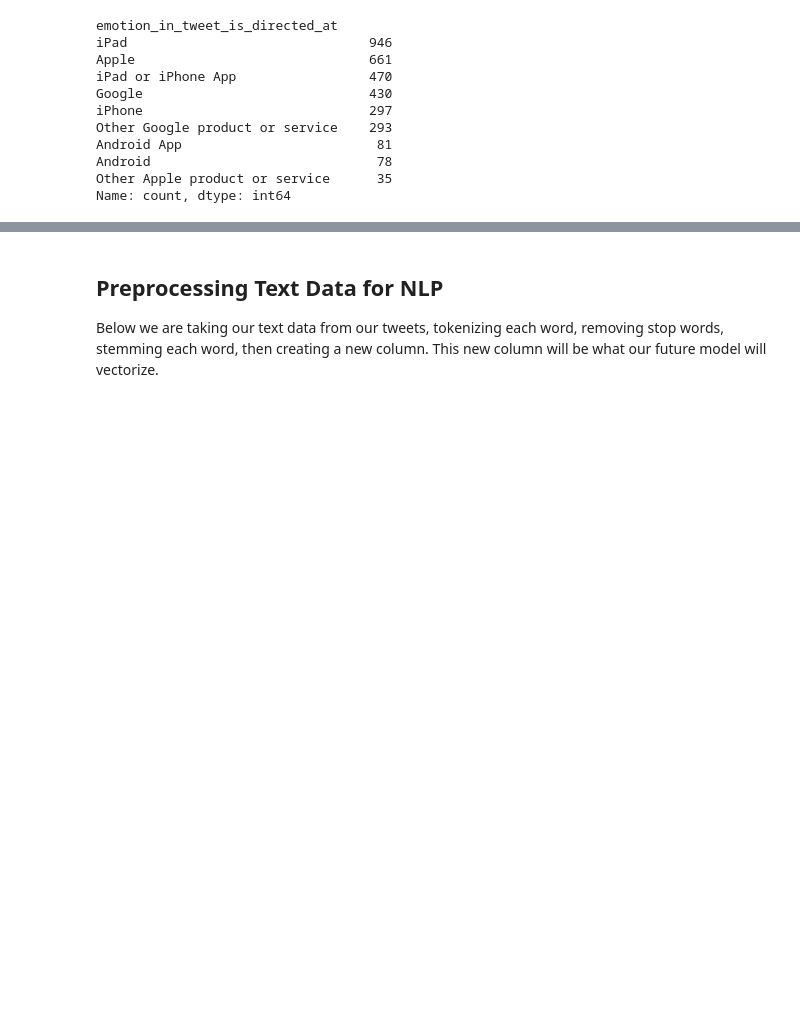
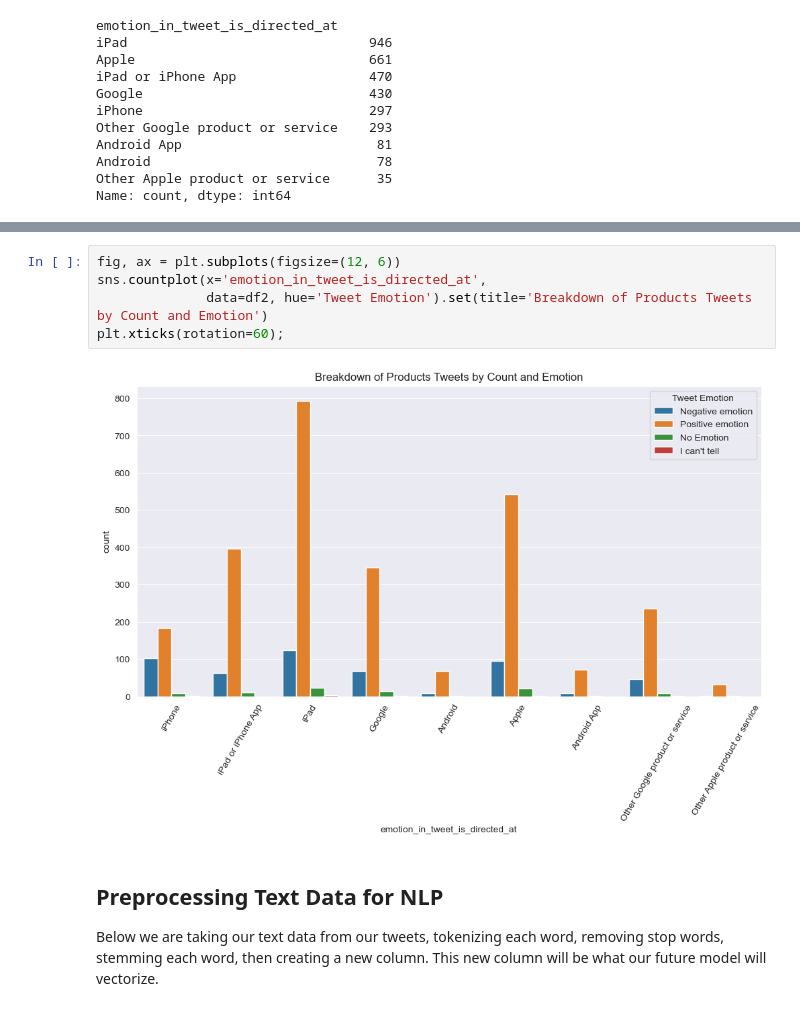
Before and after one commit to SeamusW/NLP-Tweet-Emotions, a Jupyter notebook: EDA, Processing, and Feature Engineering - Twitter Sentiment Analysis Project.ipynb, the cells around one changed output, grey strips where cells are left out. Cells and saved outputs as stored; diff of their text form; blank space fills up the shorter version.

```diff
--- a/EDA, Processing, and Feature Engineering - Twitter Sentiment Analysis Project.ipynb
+++ b/EDA, Processing, and Feature Engineering - Twitter Sentiment Analysis Project.ipynb
@@ -106,3 +106,10 @@ plt.xticks(rotation=70);
+# %%
+fig, ax = plt.subplots(figsize=(12, 6))
+sns.countplot(x='emotion_in_tweet_is_directed_at',
+              data=df2, hue='Tweet Emotion').set(title='Breakdown of Products Tweets by Count and Emotion')
+plt.xticks(rotation=60);
+# %% [output]
+[figure, added]
 # %% [markdown]
 ## Preprocessing Text Data for NLP
 Below we are taking our text data from our tweets, tokenizing each word, removing stop words, stemming each word, then creating a new column.  This new column will be what our future model will vectorize.
```
Also changed, not shown: parts of 3 cells of this notebook.
